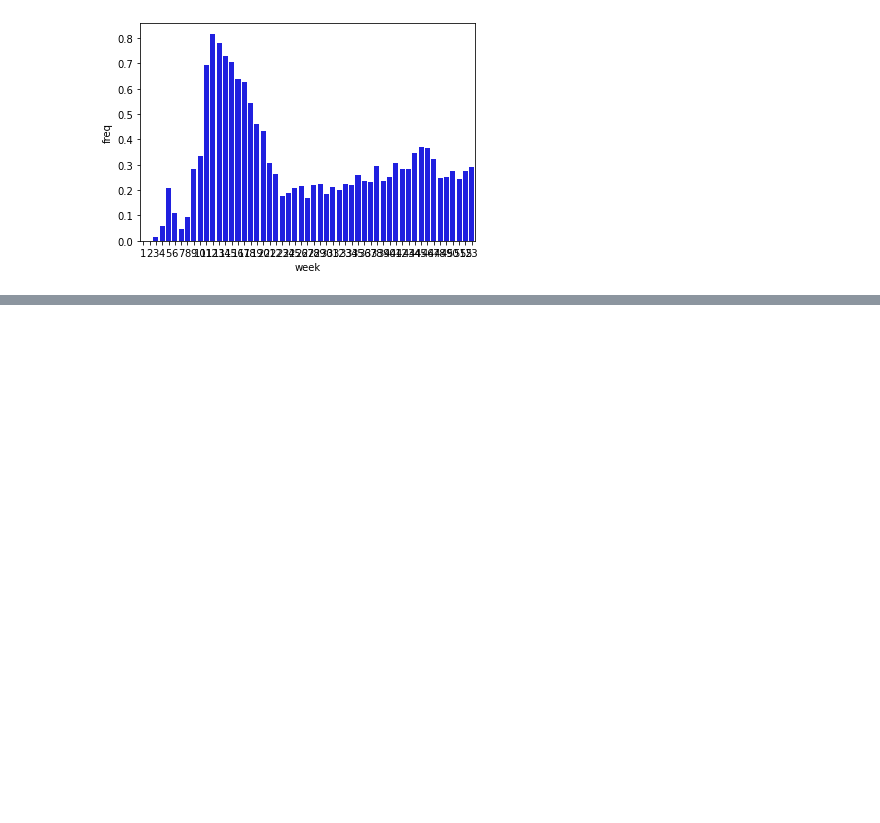
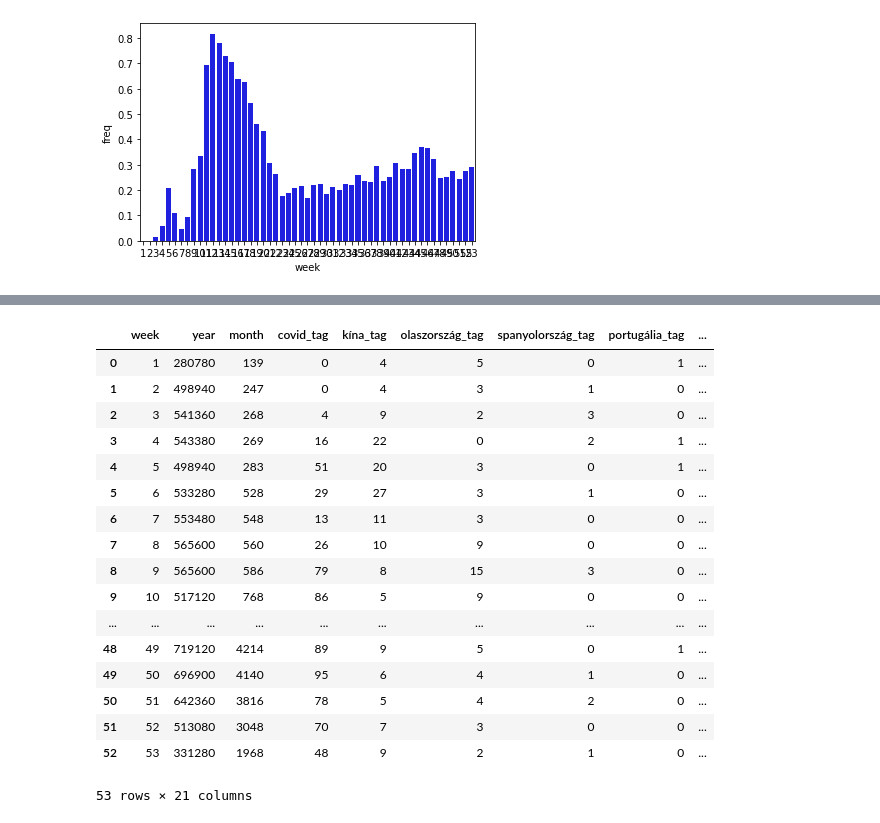
Before and after one commit to adamvig96/Hungarian_online-media_network, a Jupyter notebook: cleaning_code/444_clean.ipynb, the cells around one changed output, grey strips where cells are left out. Saved outputs shown, nothing was run; the diff lists cells and outputs as text; code cells hidden in the pictures; blank space fills up the shorter version.

```diff
--- a/cleaning_code/444_clean.ipynb
+++ b/cleaning_code/444_clean.ipynb
@@ -381,0 +412,21 @@ dtype('int64')
+# %%
+grouped
+# %% [output]
+|  | week | year | month | covid_tag | kína_tag | olaszország_tag | spanyolország_tag | portugália_tag | ... |
+| 0 | 1 | 280780 | 139 | 0 | 4 | 5 | 0 | 1 | ... |
+| 1 | 2 | 498940 | 247 | 0 | 4 | 3 | 1 | 0 | ... |
+| 2 | 3 | 541360 | 268 | 4 | 9 | 2 | 3 | 0 | ... |
+| 3 | 4 | 543380 | 269 | 16 | 22 | 0 | 2 | 1 | ... |
+| 4 | 5 | 498940 | 283 | 51 | 20 | 3 | 0 | 1 | ... |
+| 5 | 6 | 533280 | 528 | 29 | 27 | 3 | 1 | 0 | ... |
+| 6 | 7 | 553480 | 548 | 13 | 11 | 3 | 0 | 0 | ... |
+| 7 | 8 | 565600 | 560 | 26 | 10 | 9 | 0 | 0 | ... |
+| 8 | 9 | 565600 | 586 | 79 | 8 | 15 | 3 | 0 | ... |
+| 9 | 10 | 517120 | 768 | 86 | 5 | 9 | 0 | 0 | ... |
+| ... | ... | ... | ... | ... | ... | ... | ... | ... | ... |
+| 48 | 49 | 719120 | 4214 | 89 | 9 | 5 | 0 | 1 | ... |
+| 49 | 50 | 696900 | 4140 | 95 | 6 | 4 | 1 | 0 | ... |
+| 50 | 51 | 642360 | 3816 | 78 | 5 | 4 | 2 | 0 | ... |
+| 51 | 52 | 513080 | 3048 | 70 | 7 | 3 | 0 | 0 | ... |
+| 52 | 53 | 331280 | 1968 | 48 | 9 | 2 | 1 | 0 | ... |
+53 rows × 21 columns
```
Also changed, not shown: parts of 27 cells of this notebook, 17 other files.
